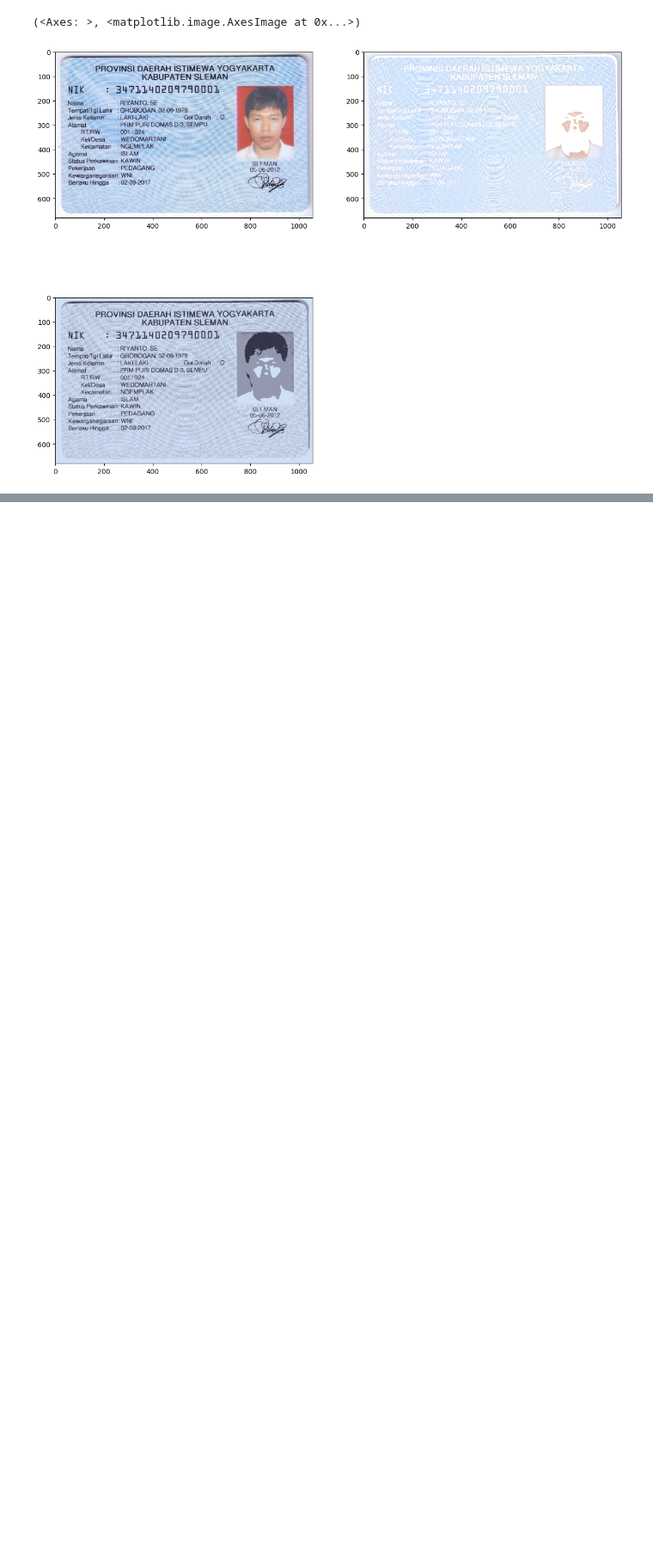
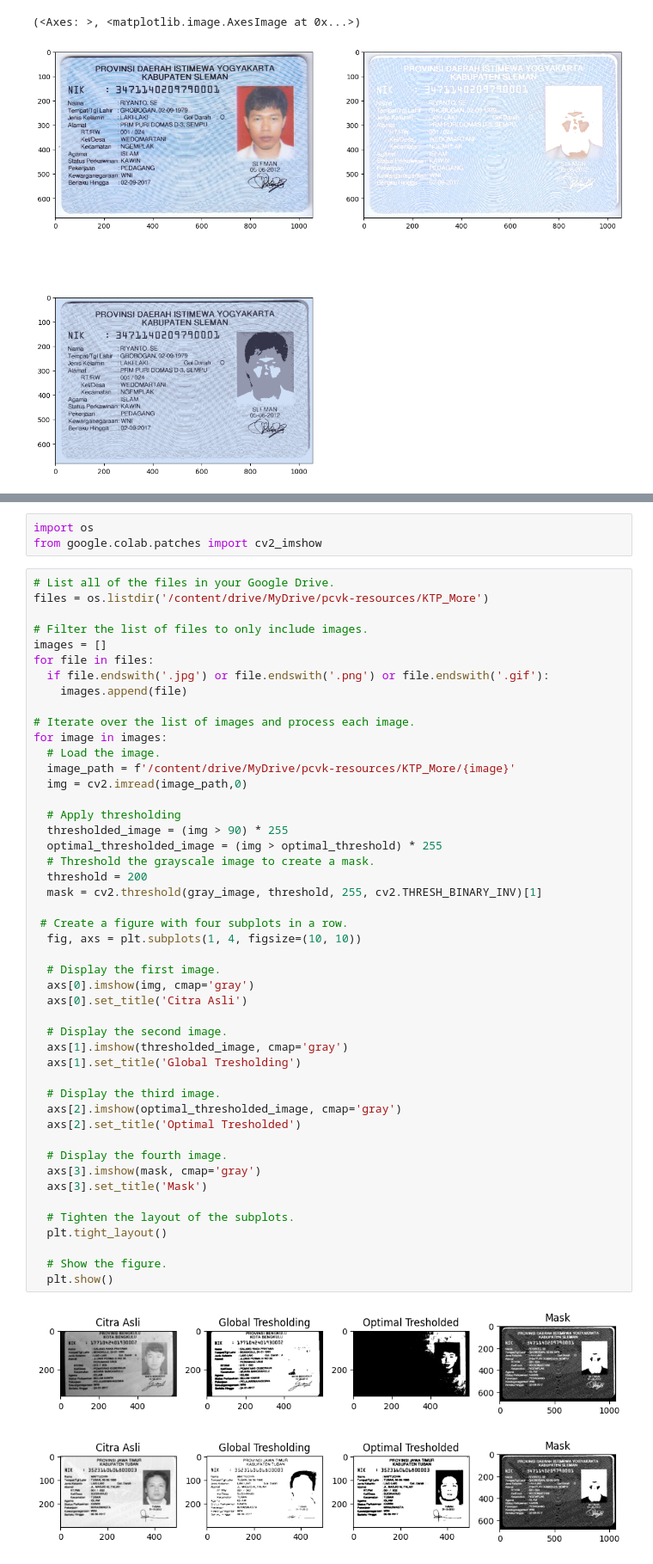
Before and after one commit to Ziedny28/PCVK-Ganjil-2023, a Jupyter notebook: week-10/Week10.ipynb, the cells around one changed output, grey strips where cells are left out. Shown at 86% size. Drawn from its saved outputs; the diff is of its cells as text; blank space fills up the shorter version.

```diff
--- a/week-10/Week10.ipynb
+++ b/week-10/Week10.ipynb
@@ -204,0 +219,53 @@ plt.subplot(2,2,3),plt.imshow(segmented_image)
+# %%
+import os
+from google.colab.patches import cv2_imshow
+# %%
+# List all of the files in your Google Drive.
+files = os.listdir('/content/drive/MyDrive/pcvk-resources/KTP_More')
+
+# Filter the list of files to only include images.
+images = []
+for file in files:
+  if file.endswith('.jpg') or file.endswith('.png') or file.endswith('.gif'):
+    images.append(file)
+
+# Iterate over the list of images and process each image.
+for image in images:
+  # Load the image.
+  image_path = f'/content/drive/MyDrive/pcvk-resources/KTP_More/{image}'
+  img = cv2.imread(image_path,0)
+
+  # Apply thresholding
+  thresholded_image = (img > 90) * 255
+  optimal_thresholded_image = (img > optimal_threshold) * 255
+  # Threshold the grayscale image to create a mask.
+  threshold = 200
+  mask = cv2.threshold(gray_image, threshold, 255, cv2.THRESH_BINARY_INV)[1]
+
+ # Create a figure with four subplots in a row.
+  fig, axs = plt.subplots(1, 4, figsize=(10, 10))
+
+  # Display the first image.
+  axs[0].imshow(img, cmap='gray')
+  axs[0].set_title('Citra Asli')
+
+  # Display the second image.
+  axs[1].imshow(thresholded_image, cmap='gray')
+  axs[1].set_title('Global Tresholding')
+
+  # Display the third image.
+  axs[2].imshow(optimal_thresholded_image, cmap='gray')
+  axs[2].set_title('Optimal Tresholded')
+
+  # Display the fourth image.
+  axs[3].imshow(mask, cmap='gray')
+  axs[3].set_title('Mask')
+
+  # Tighten the layout of the subplots.
+  plt.tight_layout()
+
+  # Show the figure.
+  plt.show()
+# %% [output]
+[figure, added]
+[figure, added]
```
Also changed, not shown: parts of 7 cells of this notebook.
